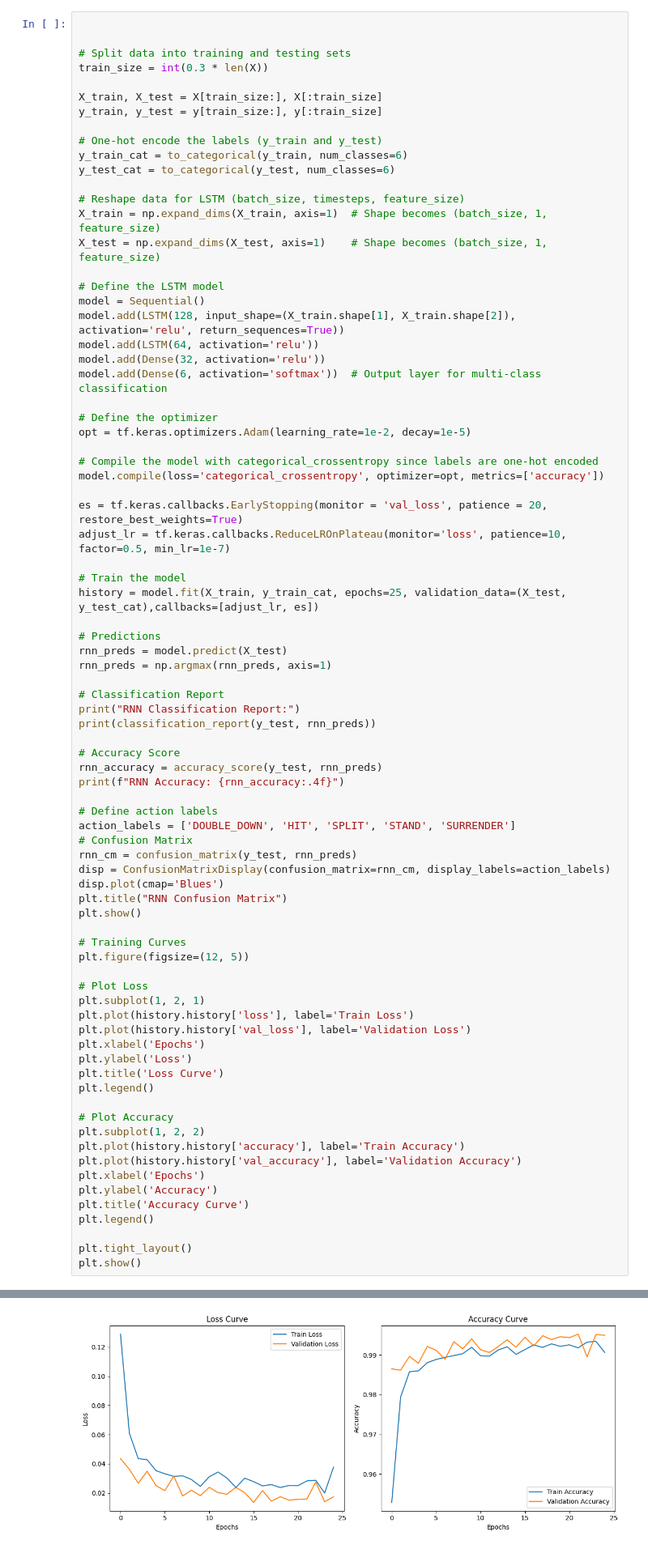
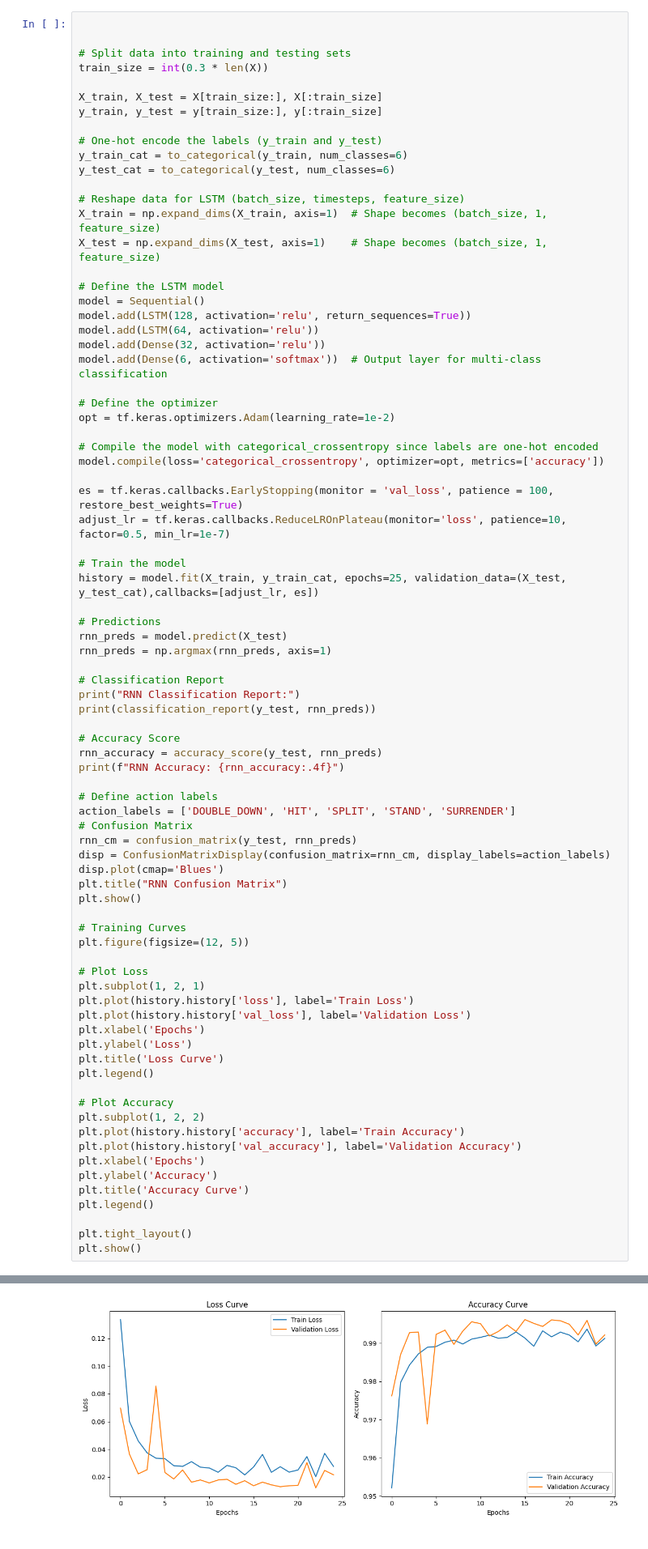
Before and after one commit to FuLLeNN/MLA1-A7, a Jupyter notebook: blackjackModel.ipynb, the cells around one changed output, grey strips where cells are left out. Shown at 81% size. Drawn from its saved outputs; the diff is of its cells as text.

```diff
--- a/blackjackModel.ipynb
+++ b/blackjackModel.ipynb
@@ -706,18 +705,18 @@ X_test = np.expand_dims(X_test, axis=1)    # Shape becomes (batch_size, 1, featu
 
 # Define the LSTM model
 model = Sequential()
-model.add(LSTM(128, input_shape=(X_train.shape[1], X_train.shape[2]), activation='relu', return_sequences=True))
+model.add(LSTM(128, activation='relu', return_sequences=True))
 model.add(LSTM(64, activation='relu'))
 model.add(Dense(32, activation='relu'))
 model.add(Dense(6, activation='softmax'))  # Output layer for multi-class classification
 
 # Define the optimizer
-opt = tf.keras.optimizers.Adam(learning_rate=1e-2, decay=1e-5)
+opt = tf.keras.optimizers.Adam(learning_rate=1e-2)
 
 # Compile the model with categorical_crossentropy since labels are one-hot encoded
 model.compile(loss='categorical_crossentropy', optimizer=opt, metrics=['accuracy'])
 
-es = tf.keras.callbacks.EarlyStopping(monitor = 'val_loss', patience = 20, restore_best_weights=True)
+es = tf.keras.callbacks.EarlyStopping(monitor = 'val_loss', patience = 100, restore_best_weights=True)
 adjust_lr = tf.keras.callbacks.ReduceLROnPlateau(monitor='loss', patience=10, factor=0.5, min_lr=1e-7)
 
 # Train the model
@@ -789,5 +787,5 @@ RNN Accuracy: 0.9945
 [figure]
-[figure, old version]
+[figure, new version]
 # %% [markdown]
 The loss curve and accuracy curve initially revealed signs of overfitting similar to the Feedforward Neural Network.
 <p align="center">
```
Also changed, not shown: parts of 3 cells of this notebook.
